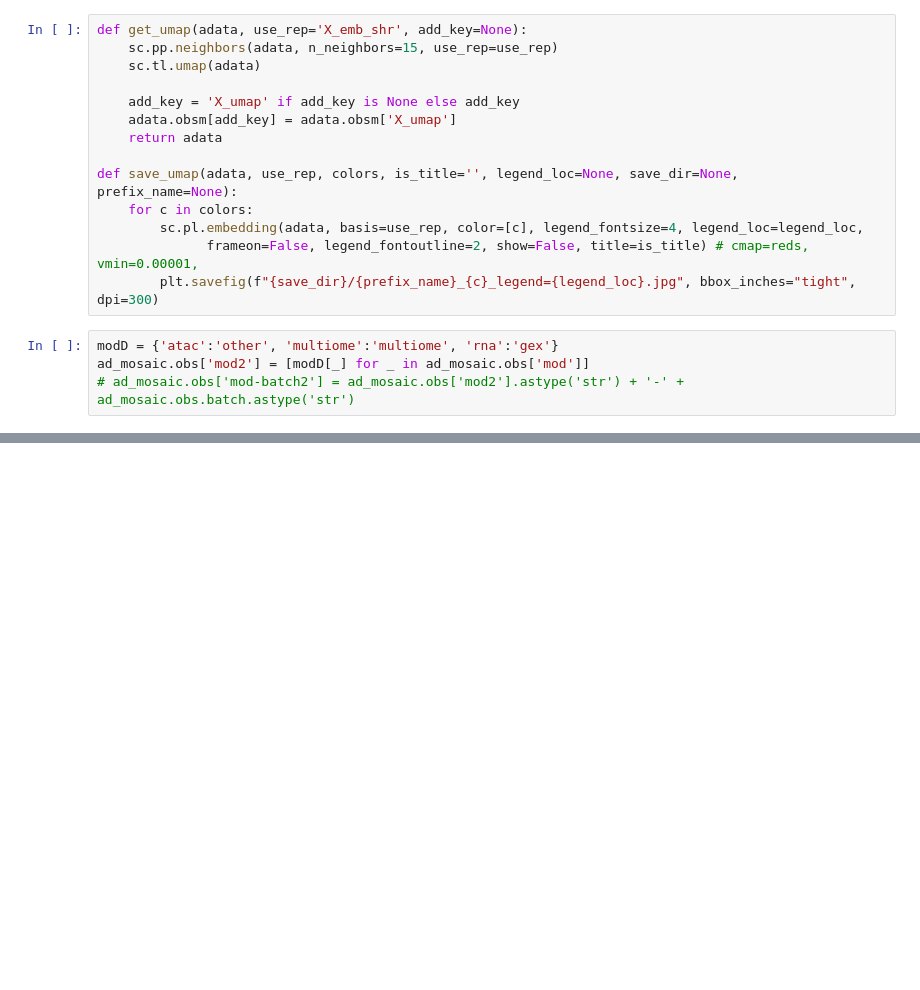
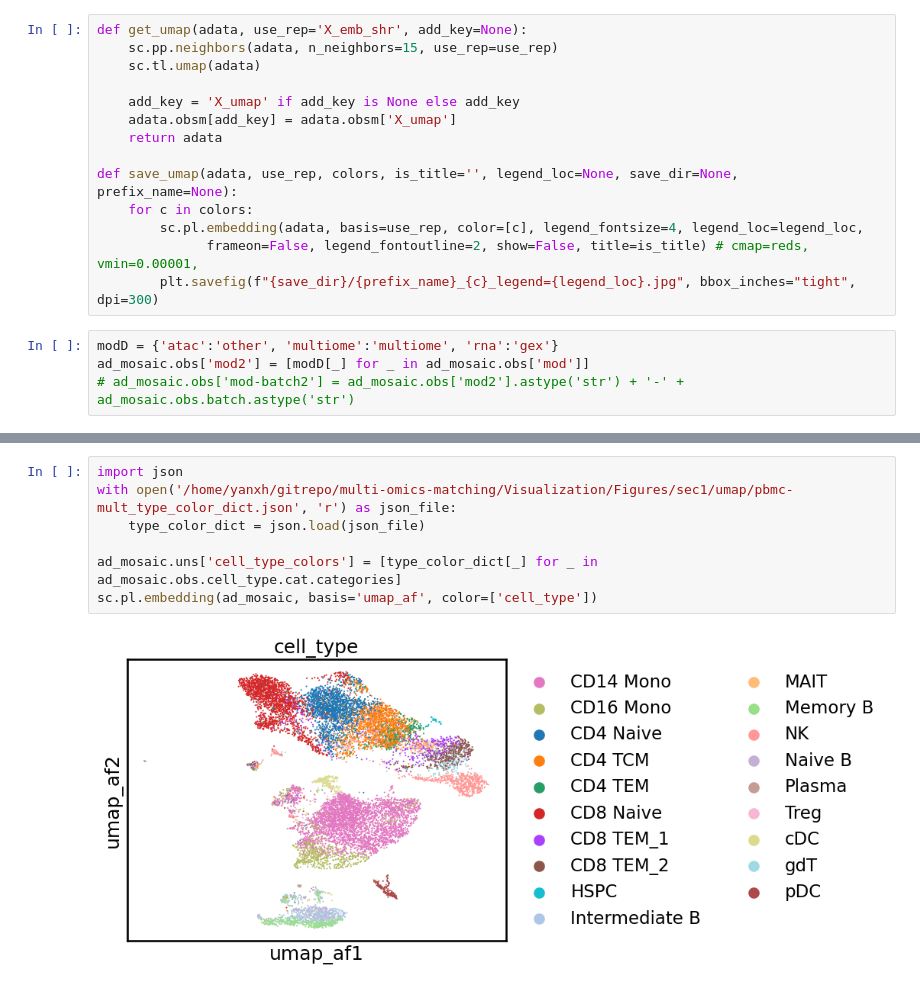
Before and after one commit to CSUBioGroup/ACE-main, a Jupyter notebook: reproduce/scmomat/sec1_case1_PBMC-Mult.ipynb, the cells around one changed output, grey strips where cells are left out. Cells and saved outputs as stored; diff of their text form; blank space fills up the shorter version.

```diff
--- a/reproduce/scmomat/sec1_case1_PBMC-Mult.ipynb
+++ b/reproduce/scmomat/sec1_case1_PBMC-Mult.ipynb
@@ -301,3 +354,12 @@ sc.pl.umap(ad_mosaic, color=['mod2', 'cell_type'])
+# %%
+import json
+with open('/home/yanxh/gitrepo/multi-omics-matching/Visualization/Figures/sec1/umap/pbmc-mult_type_color_dict.json', 'r') as json_file:
+    type_color_dict = json.load(json_file)
+
+ad_mosaic.uns['cell_type_colors'] = [type_color_dict[_] for _ in ad_mosaic.obs.cell_type.cat.categories]
+sc.pl.embedding(ad_mosaic, basis='umap_af', color=['cell_type'])
+# %% [output]
+[figure, added]
 # %%
 umap_save_dir = '/home/sda1/yanxh/outputs/umap_plots'
 
```
Also changed, not shown: parts of 19 cells of this notebook, 10 other files.
